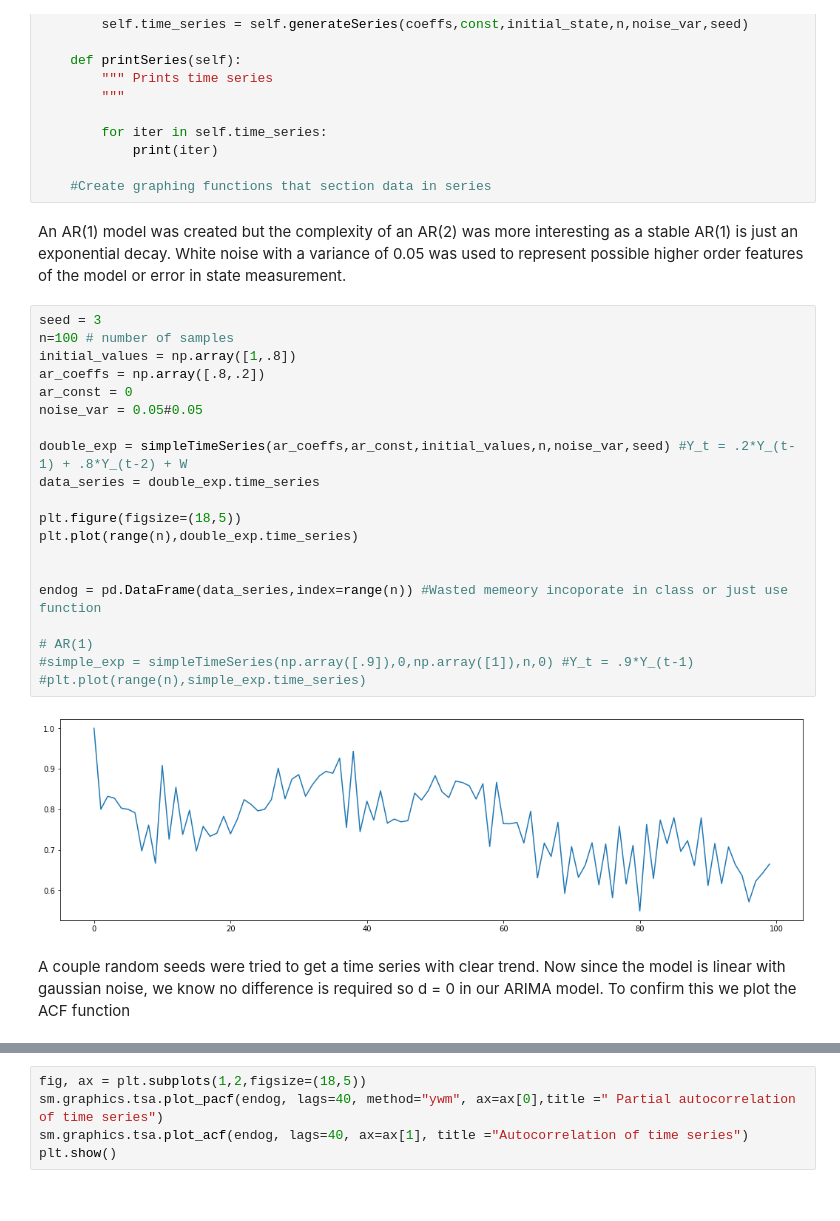
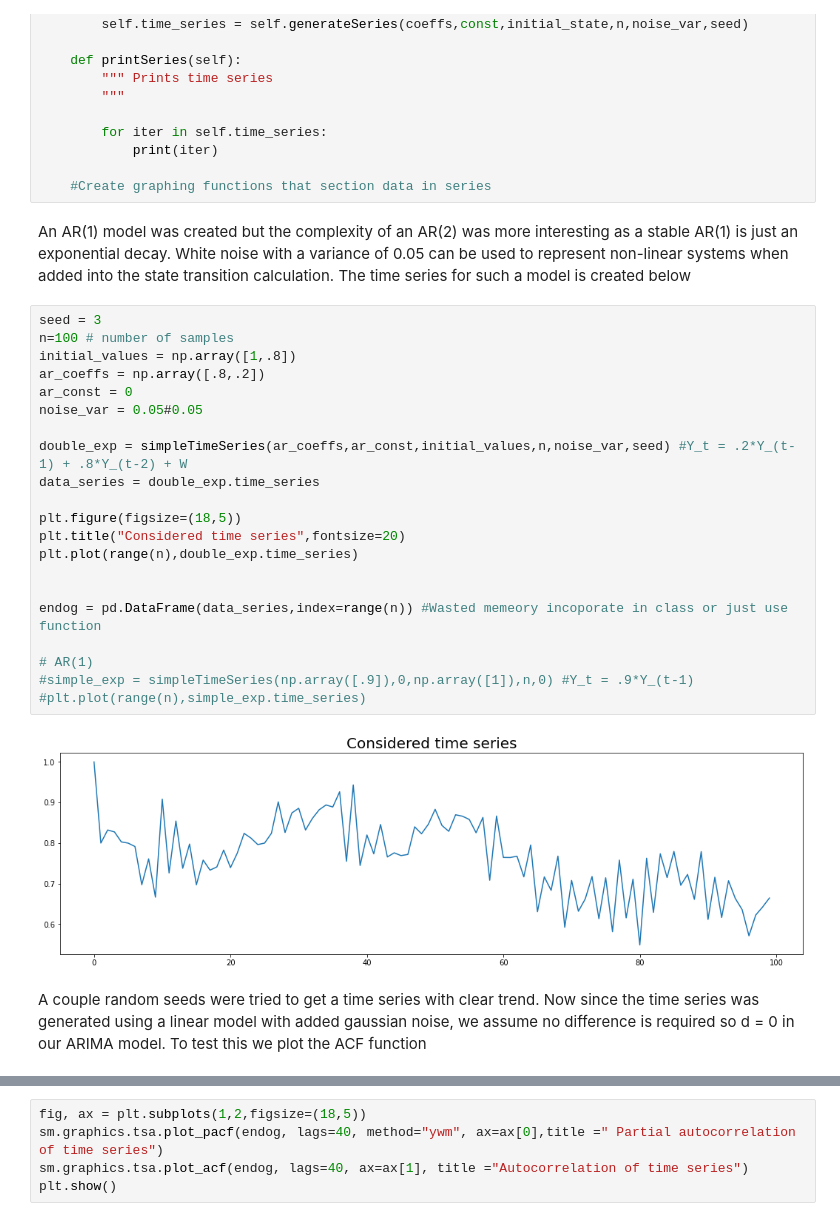
Before and after one commit to Julio-Baeta1/PythonTimeSeries, a Jupyter notebook: AR with Kalman filter Exploration.ipynb, the cells around one changed output, grey strips where cells are left out. Cells and saved outputs as stored; diff of their text form.

```diff
--- a/AR with Kalman filter Exploration.ipynb
+++ b/AR with Kalman filter Exploration.ipynb
@@ -73,29 +76,30 @@ class simpleTimeSeries:
 
     #Create graphing functions that section data in series
 # %% [markdown]
-An AR(1) model was created but the complexity of an AR(2) was more interesting as a stable AR(1) is just an exponential decay. White noise with a variance of 0.05 was used to represent possible higher order features of the model or error in state measurement.
+An AR(1) model was created but the complexity of an AR(2) was more interesting as a stable AR(1) is just an exponential decay. White noise with a variance of 0.05 can be used to represent non-linear systems when added into the state transition calculation. The time series for such a model is created below
 # %%
 seed = 3
 n=100 # number of samples
 initial_values = np.array([1,.8])
 ar_coeffs = np.array([.8,.2])
 ar_const = 0
 noise_var = 0.05#0.05
 
 double_exp = simpleTimeSeries(ar_coeffs,ar_const,initial_values,n,noise_var,seed) #Y_t = .2*Y_(t-1) + .8*Y_(t-2) + W
 data_series = double_exp.time_series
 
 plt.figure(figsize=(18,5))
+plt.title("Considered time series",fontsize=20)
 plt.plot(range(n),double_exp.time_series)
 
 
 endog = pd.DataFrame(data_series,index=range(n)) #Wasted memeory incoporate in class or just use function
 
 # AR(1)
 #simple_exp = simpleTimeSeries(np.array([.9]),0,np.array([1]),n,0) #Y_t = .9*Y_(t-1)
 #plt.plot(range(n),simple_exp.time_series)
 # %% [output]
-[figure, old version]
+[figure, new version]
 # %% [markdown]
-A couple random seeds were tried to get a time series with clear trend. Now since the model is linear with gaussian noise, we know no difference is required so d = 0 in our ARIMA model. To confirm this we plot the ACF function
+A couple random seeds were tried to get a time series with clear trend. Now since the time series was generated using a linear model with added gaussian noise, we assume no difference is required so d = 0 in our ARIMA model. To test this we plot the ACF function
 # %%
```
Also changed, not shown: parts of 21 cells of this notebook.
